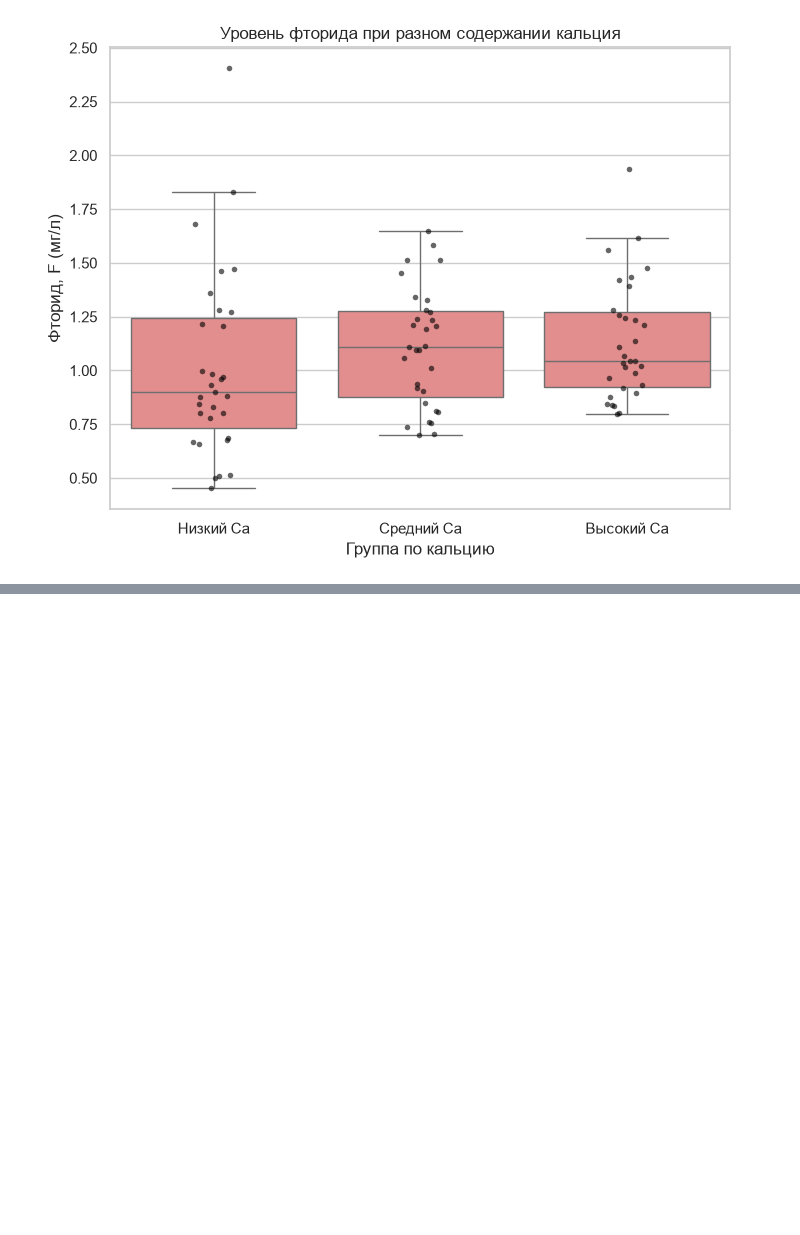
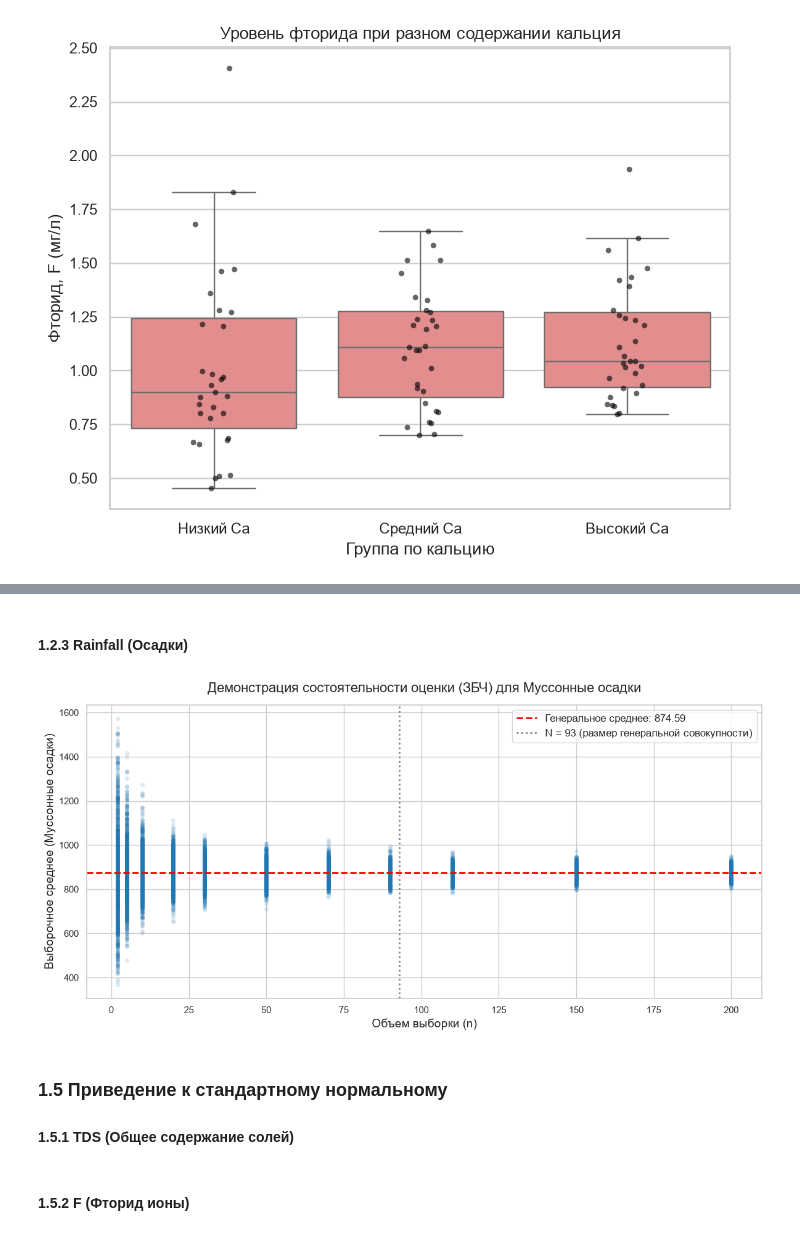
Before and after one commit to dasha1154/lab.stat, a Jupyter notebook: labwork.ipynb, the cells around one changed output, grey strips where cells are left out. Cells and saved outputs as stored; diff of their text form; code cells hidden in the pictures; blank space fills up the shorter version.

```diff
--- a/labwork.ipynb
+++ b/labwork.ipynb
@@ -730,0 +794,11 @@ plt.show()
+# %% [markdown]
+#### 1.2.3 Rainfall (Осадки)
+# %%
+simulate_lln(final_data['total_rainfall_mm'], name='Муссонные осадки', color='#1f77b4')
+# %% [output]
+[figure, added]
+# %% [markdown]
+### <a id="section1_1"></a>1.5 Приведение к стандартному нормальному
+#### 1.5.1 TDS (Общее содержание солей)
+# %% [markdown]
+#### 1.5.2 F (Фторид ионы)
```
Also changed, not shown: parts of 5 cells of this notebook.
